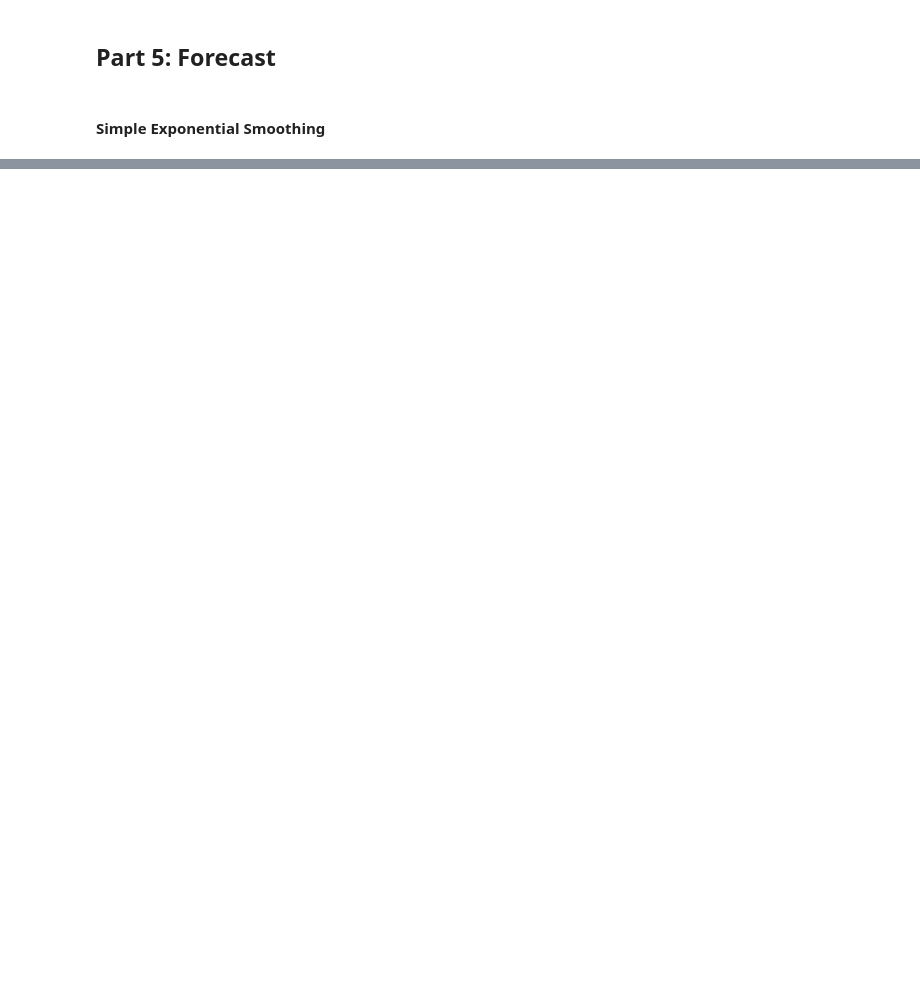
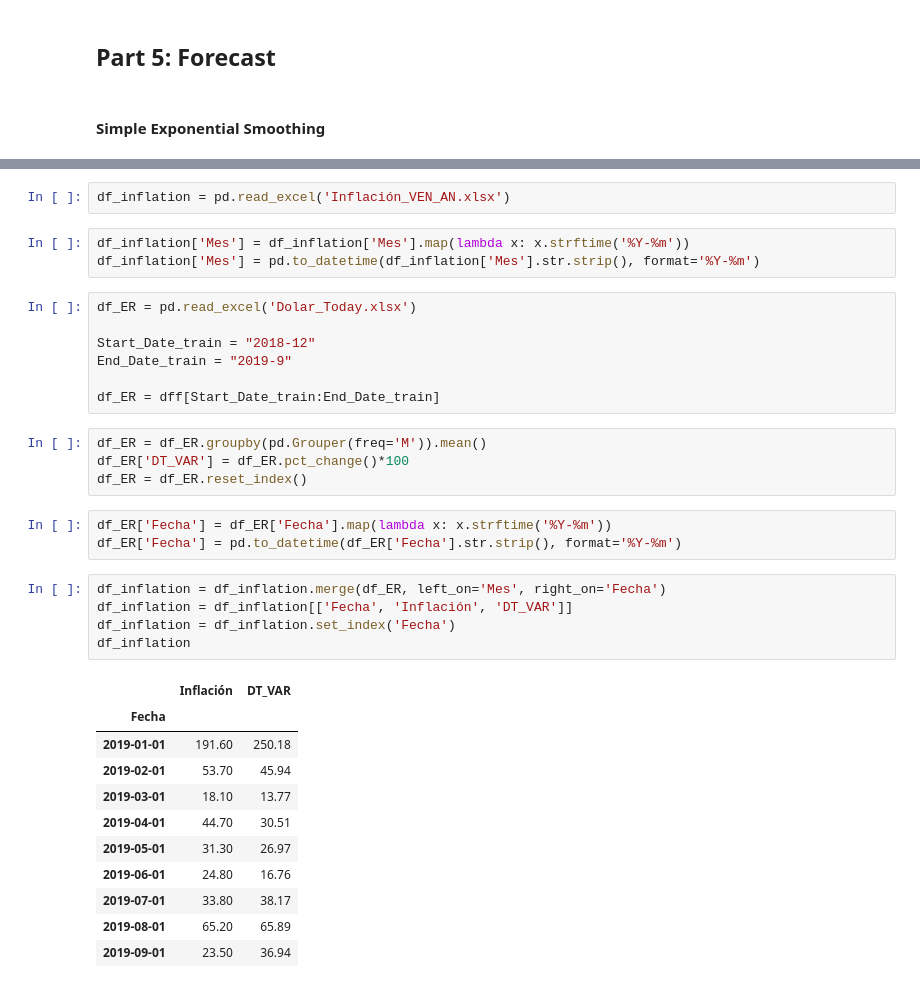
Before and after one commit to lombardidiego/exchange_rate_Venezuela, a Jupyter notebook: Forecast_paralelo.ipynb, the cells around one changed output, grey strips where cells are left out. Drawn from its saved outputs; the diff is of its cells as text; blank space fills up the shorter version.

Commit message:
Update: forecast, and Inflation rate

```diff
--- a/Forecast_paralelo.ipynb
+++ b/Forecast_paralelo.ipynb
@@ -668,0 +671,36 @@ forecast_table_SEM
+# %%
+df_inflation = pd.read_excel('Inflación_VEN_AN.xlsx')
+# %%
+df_inflation['Mes'] = df_inflation['Mes'].map(lambda x: x.strftime('%Y-%m'))
+df_inflation['Mes'] = pd.to_datetime(df_inflation['Mes'].str.strip(), format='%Y-%m')
+# %%
+df_ER = pd.read_excel('Dolar_Today.xlsx')
+
+Start_Date_train = "2018-12"
+End_Date_train = "2019-9"
+
+df_ER = dff[Start_Date_train:End_Date_train]
+# %%
+df_ER = df_ER.groupby(pd.Grouper(freq='M')).mean()
+df_ER['DT_VAR'] = df_ER.pct_change()*100
+df_ER = df_ER.reset_index()
+# %%
+df_ER['Fecha'] = df_ER['Fecha'].map(lambda x: x.strftime('%Y-%m'))
+df_ER['Fecha'] = pd.to_datetime(df_ER['Fecha'].str.strip(), format='%Y-%m')
+# %%
+df_inflation = df_inflation.merge(df_ER, left_on='Mes', right_on='Fecha')
+df_inflation = df_inflation[['Fecha', 'Inflación', 'DT_VAR']]
+df_inflation = df_inflation.set_index('Fecha')
+df_inflation
+# %% [output]
+|  | Inflación | DT_VAR |
+| Fecha |  |  |
+| 2019-01-01 | 191.60 | 250.18 |
+| 2019-02-01 | 53.70 | 45.94 |
+| 2019-03-01 | 18.10 | 13.77 |
+| 2019-04-01 | 44.70 | 30.51 |
+| 2019-05-01 | 31.30 | 26.97 |
+| 2019-06-01 | 24.80 | 16.76 |
+| 2019-07-01 | 33.80 | 38.17 |
+| 2019-08-01 | 65.20 | 65.89 |
+| 2019-09-01 | 23.50 | 36.94 |
```
Also changed, not shown: parts of 18 cells of this notebook, 2 other files.
